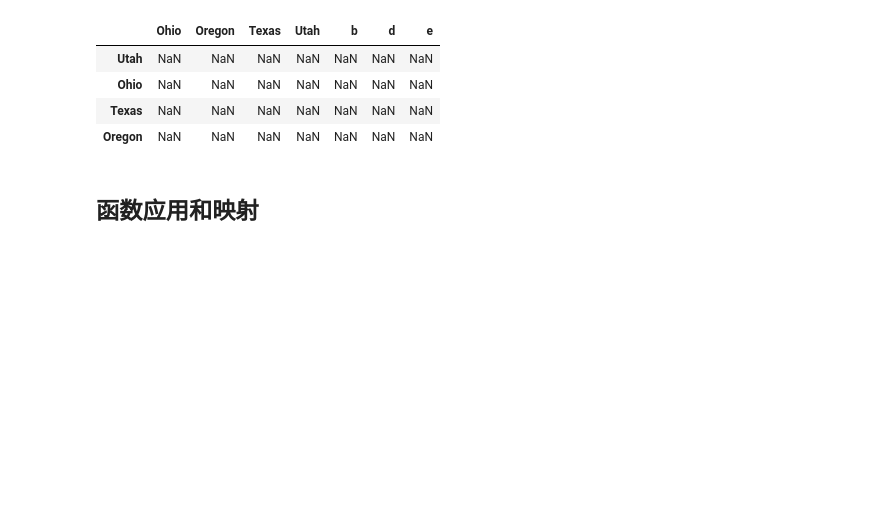
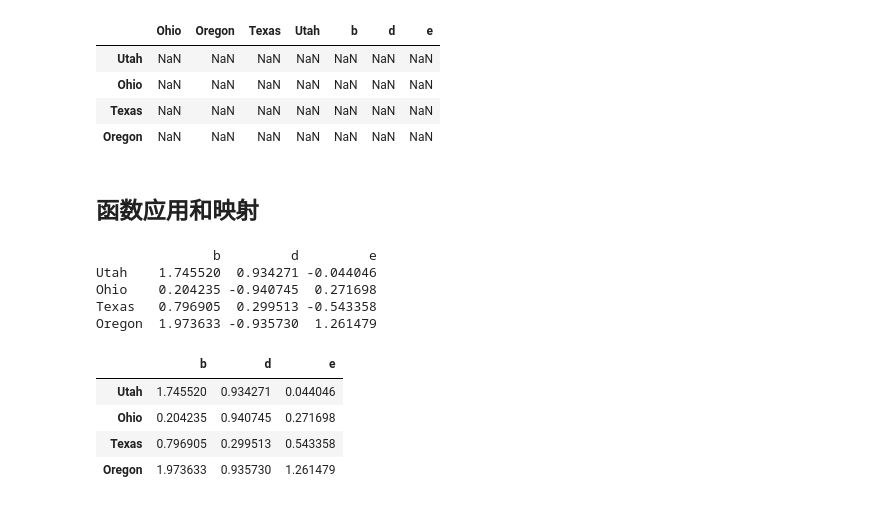
Before and after one commit to purple11261126/Book_Python-for-Data-Analysis-second-edition, a Jupyter notebook: 05_pandas 入门.ipynb, the cells around one changed output. Saved outputs shown, nothing was run; the diff lists cells and outputs as text; code cells hidden in the pictures; blank space fills up the shorter version.

```diff
--- a/05_pandas 入门.ipynb
+++ b/05_pandas 入门.ipynb
@@ -604,3 +822,20 @@ frame-series3
 | Oregon | NaN | NaN | NaN | NaN | NaN | NaN | NaN |
 # %% [markdown]
 ## 函数应用和映射
+# %%
+frame = pd.DataFrame(np.random.randn(4, 3), columns=list('bde'), index=['Utah', 'Ohio', 'Texas', 'Oregon'])
+print(frame)
+print()
+
+np.abs(frame)  # Numpy 的 ufuncs 也可用于 pandas 对象。
+# %% [output]
+               b         d         e
+Utah    1.745520  0.934271 -0.044046
+Ohio    0.204235 -0.940745  0.271698
+Texas   0.796905  0.299513 -0.543358
+Oregon  1.973633 -0.935730  1.261479
+|  | b | d | e |
+| Utah | 1.745520 | 0.934271 | 0.044046 |
+| Ohio | 0.204235 | 0.940745 | 0.271698 |
+| Texas | 0.796905 | 0.299513 | 0.543358 |
+| Oregon | 1.973633 | 0.935730 | 1.261479 |
```
Also changed, not shown: parts of 58 cells of this notebook.
